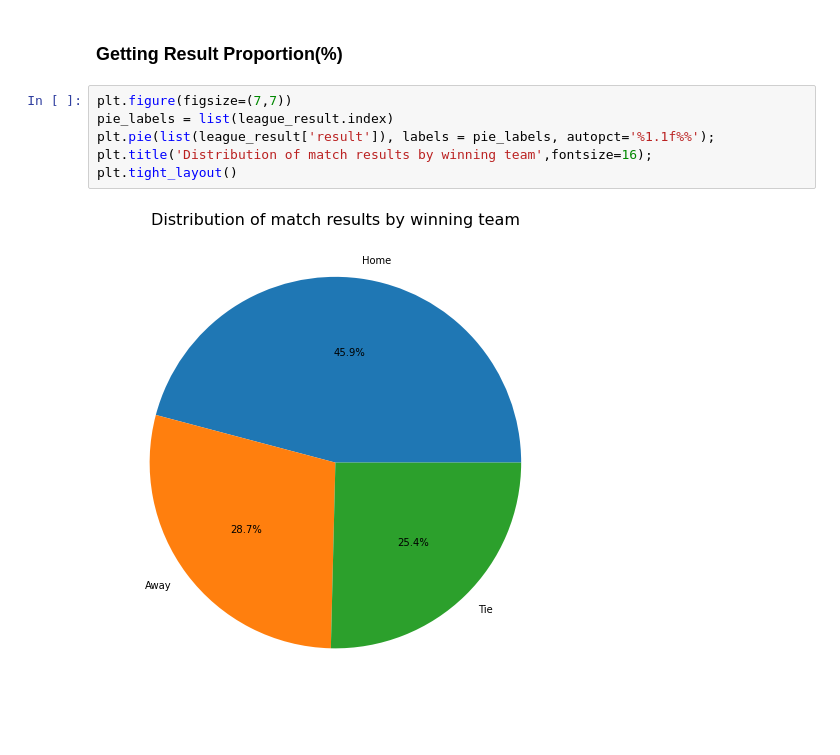
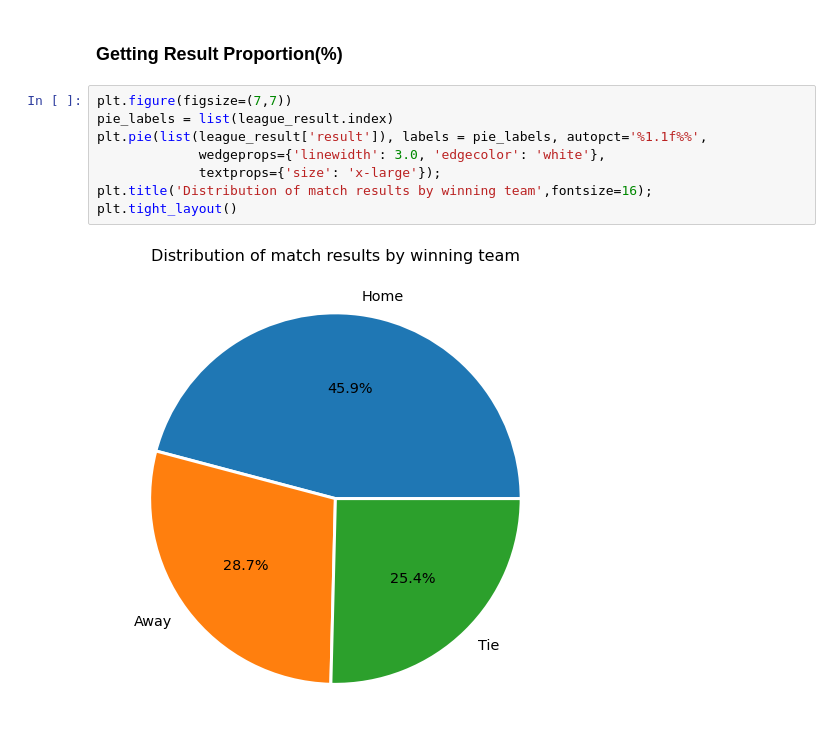
Before and after one commit to tunji-dev/Udacity_Data_Analyst_Nanodegree, a Jupyter notebook: project_2_investigate_soccer_dataset/soccer_dataset.ipynb, the cells around one changed output. Saved outputs shown, nothing was run; the diff lists cells and outputs as text.

Commit message:
beautifies pie chart

```diff
--- a/project_2_investigate_soccer_dataset/soccer_dataset.ipynb
+++ b/project_2_investigate_soccer_dataset/soccer_dataset.ipynb
@@ -289,8 +289,10 @@ plt.ylabel('Number of matches');
 # %%
 plt.figure(figsize=(7,7))
 pie_labels = list(league_result.index)
-plt.pie(list(league_result['result']), labels = pie_labels, autopct='%1.1f%%');
+plt.pie(list(league_result['result']), labels = pie_labels, autopct='%1.1f%%',
+             wedgeprops={'linewidth': 3.0, 'edgecolor': 'white'},
+             textprops={'size': 'x-large'});
 plt.title('Distribution of match results by winning team',fontsize=16);
 plt.tight_layout()
 # %% [output]
-[figure, old version]
+[figure, new version]
```
